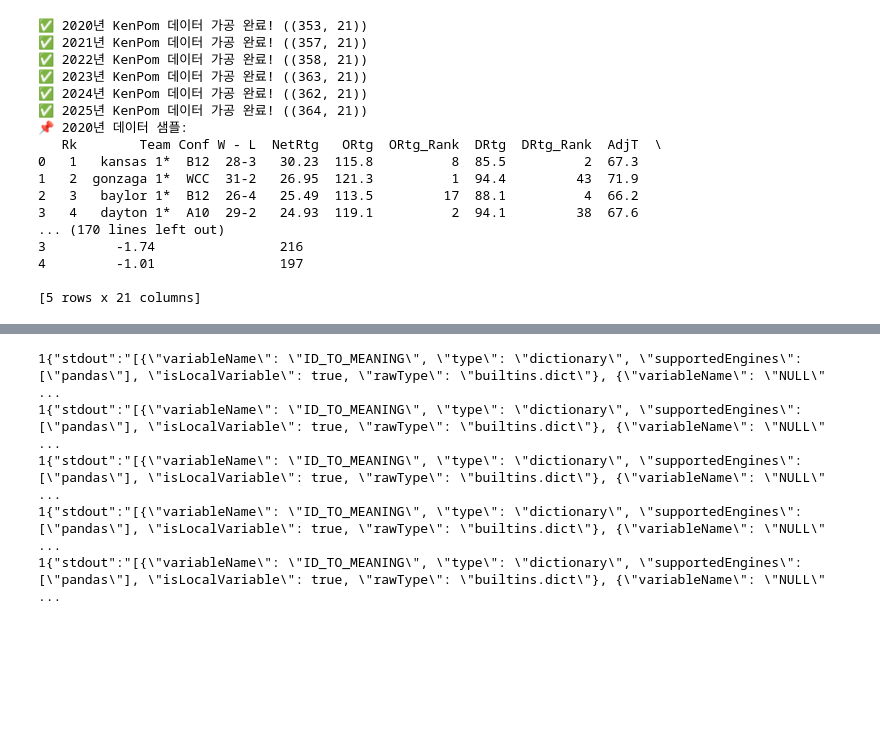
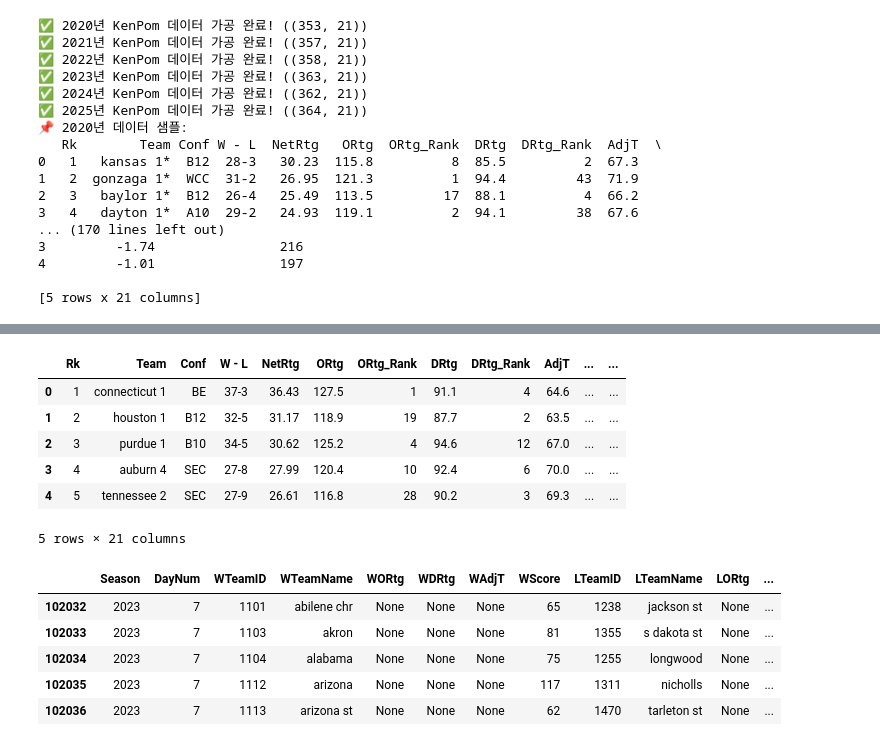
Before and after one commit to Sungi-Hwang/Kaggle, a Jupyter notebook: kaggle/Kaggle_basketball.ipynb, the cells around one changed output, grey strips where cells are left out. Saved outputs shown, nothing was run; the diff lists cells and outputs as text; code cells hidden in the pictures; blank space fills up the shorter version.

```diff
--- a/kaggle/Kaggle_basketball.ipynb
+++ b/kaggle/Kaggle_basketball.ipynb
@@ -572,61 +566,19 @@ for index, row in filtered_data.iterrows():
-# %%
-import pandas as pd
-from fuzzywuzzy import process
-
-# ✅ 1. KenPom 데이터의 팀 이름 리스트 생성 (모든 시즌 포함)
-all_kenpom_teams = set()
-for season, df in data_dict.items():
-    all_kenpom_teams.update(df["Team"].str.lower().str.strip().tolist())  # 소문자로 변환 후 리스트에 추가
-
-# ✅ 2. 팀 이름 매칭 함수 (fuzzywuzzy 활용)
-def match_team_name(team_name):
-    if pd.isna(team_name):  # NaN 값 처리
-        return None
-    match, score = process.extractOne(team_name.lower().strip(), all_kenpom_teams)  # 가장 유사한 팀 찾기
-    return match if score > 80 else None  # 80점 이상이면 매칭 성공
-
-# ✅ 3. filtered_data에 KenPom 팀 이름 매칭 (WTeamName, LTeamName)
-filtered_data["MatchedWTeamName"] = filtered_data["WTeamName"].apply(match_team_name)
-filtered_data["MatchedLTeamName"] = filtered_data["LTeamName"].apply(match_team_name)
-
-print("✅ Fuzzy Matching 완료! 예제 확인:")
-print(filtered_data[["WTeamName", "MatchedWTeamName", "LTeamName", "MatchedLTeamName"]].head())
-
-# ✅ 4. KenPom 데이터를 filtered_data에 병합하는 함수
-def merge_kenpom_data(row):
-    season = row["Season"]  # 해당 행의 시즌 정보 가져오기
-
-    if season in data_dict:  # 해당 시즌이 KenPom 데이터에 존재하면
-        kenpom_df = data_dict[season]
-
-        # ✅ WTeam 데이터 매칭
-        wteam_data = kenpom_df[kenpom_df["Team"].str.lower().str.strip() == row["MatchedWTeamName"]]
-        lteam_data = kenpom_df[kenpom_df["Team"].str.lower().str.strip() == row["MatchedLTeamName"]]
-
-        # ✅ KenPom 주요 지표 추가
-        kenpom_stats = ["AdjEM", "ORtg", "DRtg", "AdjT", "SoS"]
-        for stat in kenpom_stats:
-            row[f"WTeam{stat}"] = wteam_data[stat].values[0] if not wteam_data.empty else None
-            row[f"LTeam{stat}"] = lteam_data[stat].values[0] if not lteam_data.empty else None
-
-    return row
-
-# ✅ 5. `filtered_data`에 대해 KenPom 데이터 병합 (적용)
-filtered_data = filtered_data.apply(merge_kenpom_data, axis=1)
-
-print("✅ KenPom 데이터 병합 완료!")
-
-# ✅ 6. WTeam과 LTeam 간의 Diff(차이) 계산
-kenpom_stats = ["AdjEM", "ORtg", "DRtg", "AdjT", "SoS"]
-for stat in kenpom_stats:
-    filtered_data[f"{stat}_Diff"] = filtered_data[f"WTeam{stat}"] - filtered_data[f"LTeam{stat}"]
-
-print("✅ Diff 컬럼 추가 완료!")
-print(filtered_data.head())  # ✅ 추가된 Diff 컬럼 확인
-print("rqaq"
-# %% [output]
-1{"stdout":"[{\"variableName\": \"ID_TO_MEANING\", \"type\": \"dictionary\", \"supportedEngines\": [\"pandas\"], \"isLocalVariable\": true, \"rawType\": \"builtins.dict\"}, {\"variableName\": \"NULL\" ...
-1{"stdout":"[{\"variableName\": \"ID_TO_MEANING\", \"type\": \"dictionary\", \"supportedEngines\": [\"pandas\"], \"isLocalVariable\": true, \"rawType\": \"builtins.dict\"}, {\"variableName\": \"NULL\" ...
-1{"stdout":"[{\"variableName\": \"ID_TO_MEANING\", \"type\": \"dictionary\", \"supportedEngines\": [\"pandas\"], \"isLocalVariable\": true, \"rawType\": \"builtins.dict\"}, {\"variableName\": \"NULL\" ...
-1{"stdout":"[{\"variableName\": \"ID_TO_MEANING\", \"type\": \"dictionary\", \"supportedEngines\": [\"pandas\"], \"isLocalVariable\": true, \"rawType\": \"builtins.dict\"}, {\"variableName\": \"NULL\" ...
-1{"stdout":"[{\"variableName\": \"ID_TO_MEANING\", \"type\": \"dictionary\", \"supportedEngines\": [\"pandas\"], \"isLocalVariable\": true, \"rawType\": \"builtins.dict\"}, {\"variableName\": \"NULL\" ...
+# %%
+data_dict["2024"].head()
+# %% [output]
+|  | Rk | Team | Conf | W - L | NetRtg | ORtg | ORtg_Rank | DRtg | DRtg_Rank | AdjT | ... | ... |
+| 0 | 1 | connecticut 1 | BE | 37-3 | 36.43 | 127.5 | 1 | 91.1 | 4 | 64.6 | ... | ... |
+| 1 | 2 | houston 1 | B12 | 32-5 | 31.17 | 118.9 | 19 | 87.7 | 2 | 63.5 | ... | ... |
+| 2 | 3 | purdue 1 | B10 | 34-5 | 30.62 | 125.2 | 4 | 94.6 | 12 | 67.0 | ... | ... |
+| 3 | 4 | auburn 4 | SEC | 27-8 | 27.99 | 120.4 | 10 | 92.4 | 6 | 70.0 | ... | ... |
+| 4 | 5 | tennessee 2 | SEC | 27-9 | 26.61 | 116.8 | 28 | 90.2 | 3 | 69.3 | ... | ... |
+5 rows × 21 columns
+# %%
+filtered_data.head()
+# %% [output]
+|  | Season | DayNum | WTeamID | WTeamName | WORtg | WDRtg | WAdjT | WScore | LTeamID | LTeamName | LORtg | ... |
+| 102032 | 2023 | 7 | 1101 | abilene chr | None | None | None | 65 | 1238 | jackson st | None | ... |
+| 102033 | 2023 | 7 | 1103 | akron | None | None | None | 81 | 1355 | s dakota st | None | ... |
+| 102034 | 2023 | 7 | 1104 | alabama | None | None | None | 75 | 1255 | longwood | None | ... |
+| 102035 | 2023 | 7 | 1112 | arizona | None | None | None | 117 | 1311 | nicholls | None | ... |
+| 102036 | 2023 | 7 | 1113 | arizona st | None | None | None | 62 | 1470 | tarleton st | None | ... |
```
Also changed, not shown: parts of 11 cells of this notebook, 2 other files.
